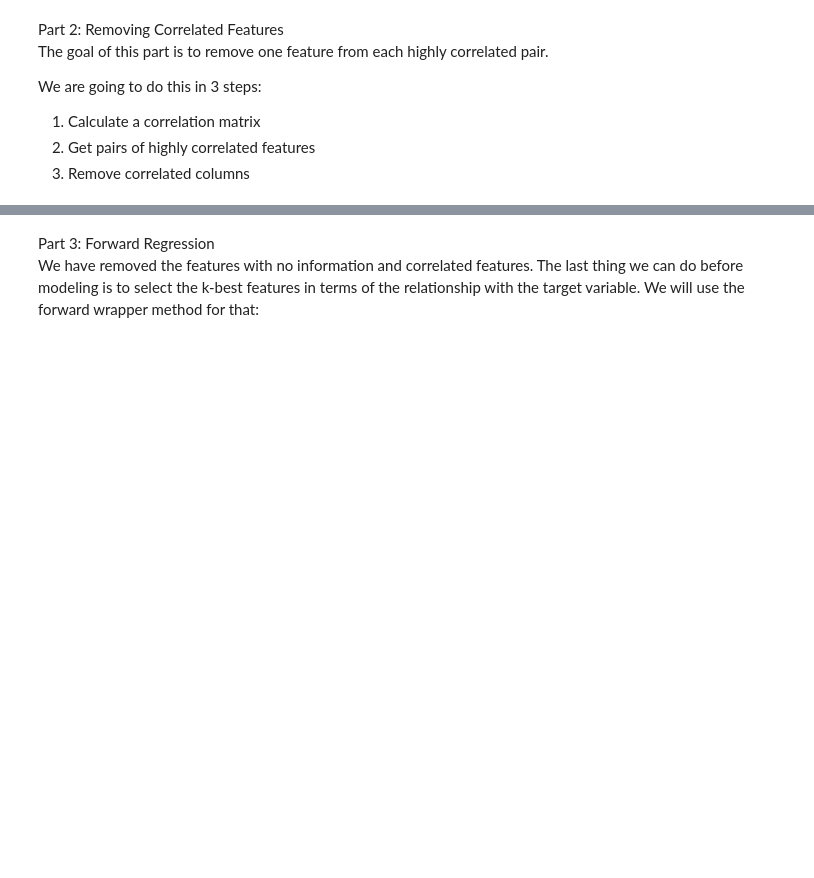
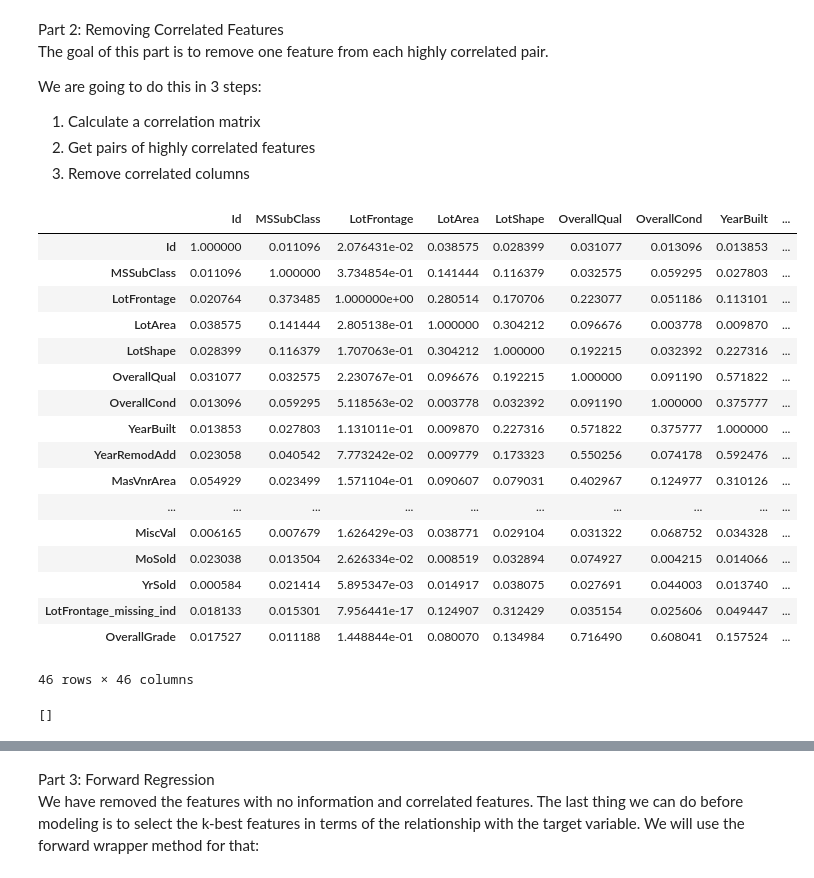
Before and after one commit to sedv8808/synaptive_lighthouse_workshop, a Jupyter notebook: W2D2/Walkthrough.ipynb, the cells around one changed output, grey strips where cells are left out. Cells and saved outputs as stored; diff of their text form; code cells hidden in the pictures; blank space fills up the shorter version.

```diff
--- a/W2D2/Walkthrough.ipynb
+++ b/W2D2/Walkthrough.ipynb
@@ -596,10 +599,33 @@ We are going to do this in 3 steps:
 # %%
 # step 1
 df_corr = df_transformed.corr().abs()
+df_corr
+# %% [output]
+|  | Id | MSSubClass | LotFrontage | LotArea | LotShape | OverallQual | OverallCond | YearBuilt | ... |
+| Id | 1.000000 | 0.011096 | 2.076431e-02 | 0.038575 | 0.028399 | 0.031077 | 0.013096 | 0.013853 | ... |
+| MSSubClass | 0.011096 | 1.000000 | 3.734854e-01 | 0.141444 | 0.116379 | 0.032575 | 0.059295 | 0.027803 | ... |
+| LotFrontage | 0.020764 | 0.373485 | 1.000000e+00 | 0.280514 | 0.170706 | 0.223077 | 0.051186 | 0.113101 | ... |
+| LotArea | 0.038575 | 0.141444 | 2.805138e-01 | 1.000000 | 0.304212 | 0.096676 | 0.003778 | 0.009870 | ... |
+| LotShape | 0.028399 | 0.116379 | 1.707063e-01 | 0.304212 | 1.000000 | 0.192215 | 0.032392 | 0.227316 | ... |
+| OverallQual | 0.031077 | 0.032575 | 2.230767e-01 | 0.096676 | 0.192215 | 1.000000 | 0.091190 | 0.571822 | ... |
+| OverallCond | 0.013096 | 0.059295 | 5.118563e-02 | 0.003778 | 0.032392 | 0.091190 | 1.000000 | 0.375777 | ... |
+| YearBuilt | 0.013853 | 0.027803 | 1.131011e-01 | 0.009870 | 0.227316 | 0.571822 | 0.375777 | 1.000000 | ... |
+| YearRemodAdd | 0.023058 | 0.040542 | 7.773242e-02 | 0.009779 | 0.173323 | 0.550256 | 0.074178 | 0.592476 | ... |
+| MasVnrArea | 0.054929 | 0.023499 | 1.571104e-01 | 0.090607 | 0.079031 | 0.402967 | 0.124977 | 0.310126 | ... |
+| ... | ... | ... | ... | ... | ... | ... | ... | ... | ... |
+| MiscVal | 0.006165 | 0.007679 | 1.626429e-03 | 0.038771 | 0.029104 | 0.031322 | 0.068752 | 0.034328 | ... |
+| MoSold | 0.023038 | 0.013504 | 2.626334e-02 | 0.008519 | 0.032894 | 0.074927 | 0.004215 | 0.014066 | ... |
+| YrSold | 0.000584 | 0.021414 | 5.895347e-03 | 0.014917 | 0.038075 | 0.027691 | 0.044003 | 0.013740 | ... |
+| LotFrontage_missing_ind | 0.018133 | 0.015301 | 7.956441e-17 | 0.124907 | 0.312429 | 0.035154 | 0.025606 | 0.049447 | ... |
+| OverallGrade | 0.017527 | 0.011188 | 1.448844e-01 | 0.080070 | 0.134984 | 0.716490 | 0.608041 | 0.157524 | ... |
+46 rows × 46 columns
 # %%
-# step 2
+# step 2 - check
 indices = np.where(df_corr > 0.8)
 indices = [(df_corr.index[x], df_corr.columns[y]) for x, y in zip(*indices) if x != y and x < y]
+indices
+# %% [output]
+[]
 # %%
 # step 3
 for idx in indices: #each pair
```
Also changed, not shown: parts of 10 cells of this notebook, 1 other file.
